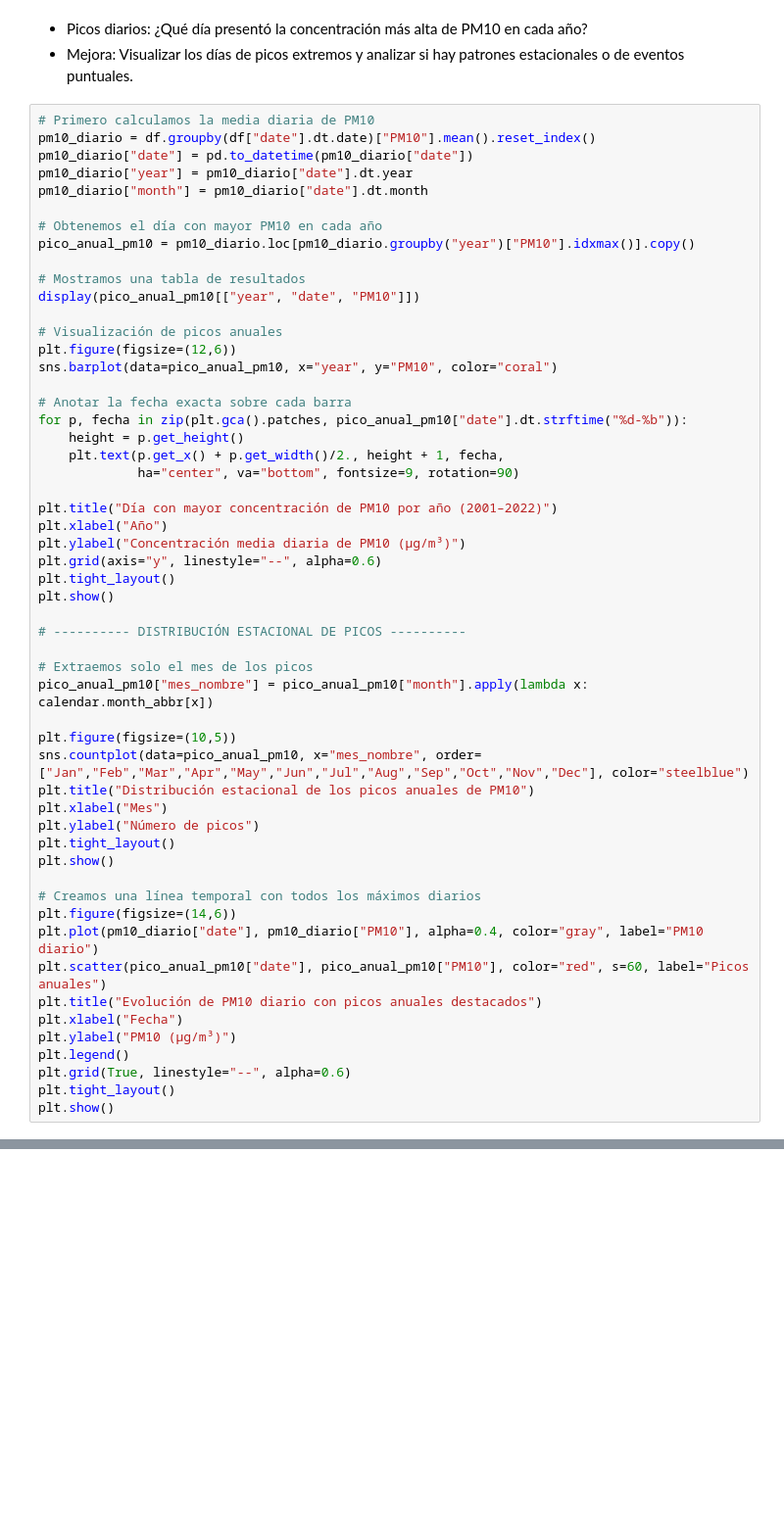
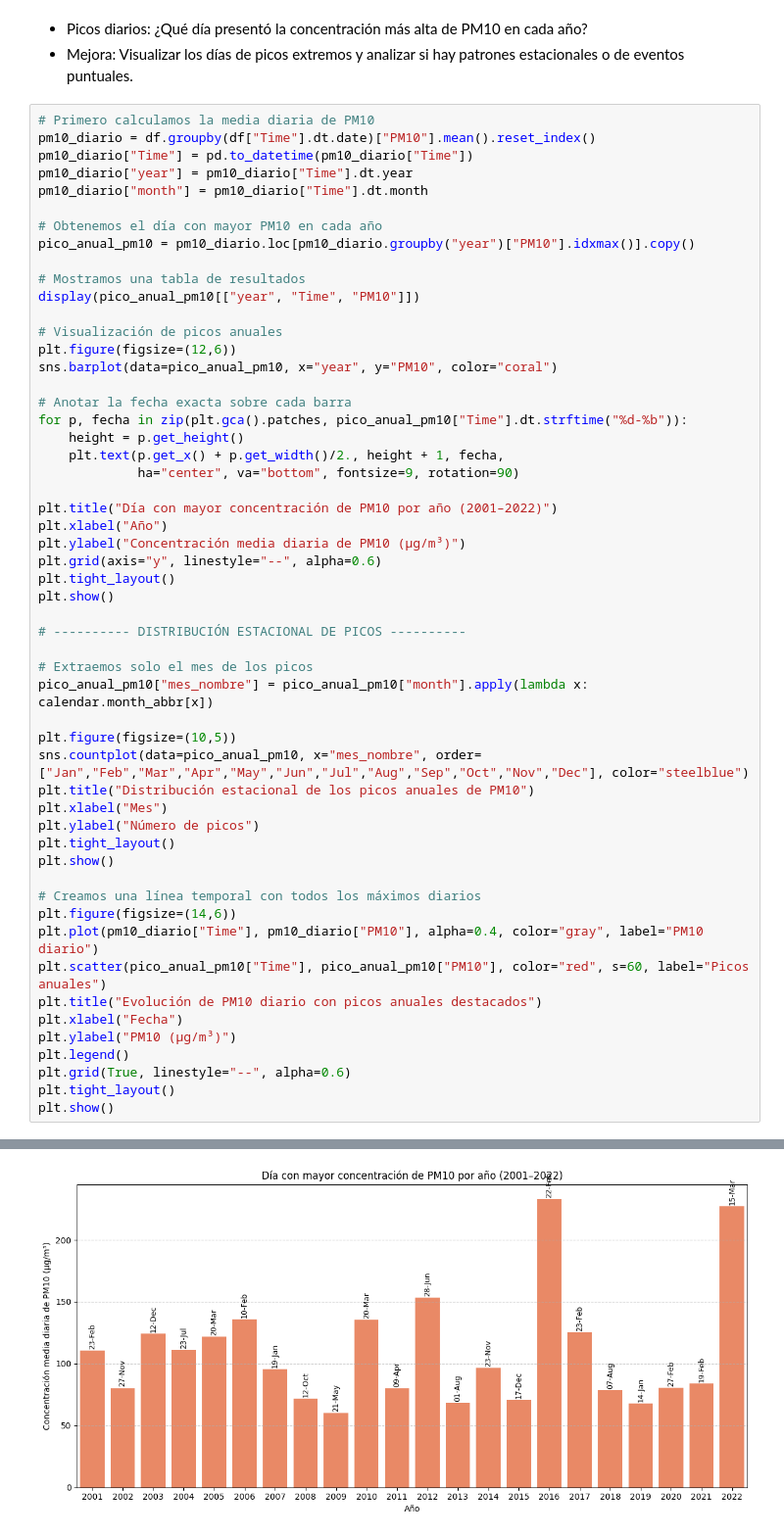
Before and after one commit to thisisrober/analisis-exploratorio-dataset-airquality-madrid, a Jupyter notebook: notebook.ipynb, the cells around one changed output, grey strips where cells are left out. Shown at 98% size. Cells and saved outputs as stored; diff of their text form; blank space fills up the shorter version.

```diff
--- a/notebook.ipynb
+++ b/notebook.ipynb
@@ -292,23 +375,23 @@ plt.show()
 - Mejora: Visualizar los días de picos extremos y analizar si hay patrones estacionales o de eventos puntuales.
 # %%
 # Primero calculamos la media diaria de PM10
-pm10_diario = df.groupby(df["date"].dt.date)["PM10"].mean().reset_index()
-pm10_diario["date"] = pd.to_datetime(pm10_diario["date"])
-pm10_diario["year"] = pm10_diario["date"].dt.year
-pm10_diario["month"] = pm10_diario["date"].dt.month
+pm10_diario = df.groupby(df["Time"].dt.date)["PM10"].mean().reset_index()
+pm10_diario["Time"] = pd.to_datetime(pm10_diario["Time"])
+pm10_diario["year"] = pm10_diario["Time"].dt.year
+pm10_diario["month"] = pm10_diario["Time"].dt.month
 
 # Obtenemos el día con mayor PM10 en cada año
 pico_anual_pm10 = pm10_diario.loc[pm10_diario.groupby("year")["PM10"].idxmax()].copy()
 
 # Mostramos una tabla de resultados
-display(pico_anual_pm10[["year", "date", "PM10"]])
+display(pico_anual_pm10[["year", "Time", "PM10"]])
 
 # Visualización de picos anuales
 plt.figure(figsize=(12,6))
 sns.barplot(data=pico_anual_pm10, x="year", y="PM10", color="coral")
 
 # Anotar la fecha exacta sobre cada barra
-for p, fecha in zip(plt.gca().patches, pico_anual_pm10["date"].dt.strftime("%d-%b")):
+for p, fecha in zip(plt.gca().patches, pico_anual_pm10["Time"].dt.strftime("%d-%b")):
     height = p.get_height()
     plt.text(p.get_x() + p.get_width()/2., height + 1, fecha,
              ha="center", va="bottom", fontsize=9, rotation=90)
@@ -335,8 +418,8 @@ plt.show()
 
 # Creamos una línea temporal con todos los máximos diarios
 plt.figure(figsize=(14,6))
-plt.plot(pm10_diario["date"], pm10_diario["PM10"], alpha=0.4, color="gray", label="PM10 diario")
-plt.scatter(pico_anual_pm10["date"], pico_anual_pm10["PM10"], color="red", s=60, label="Picos anuales")
+plt.plot(pm10_diario["Time"], pm10_diario["PM10"], alpha=0.4, color="gray", label="PM10 diario")
+plt.scatter(pico_anual_pm10["Time"], pico_anual_pm10["PM10"], color="red", s=60, label="Picos anuales")
 plt.title("Evolución de PM10 diario con picos anuales destacados")
 plt.xlabel("Fecha")
 plt.ylabel("PM10 (µg/m³)")
@@ -344,3 +427,4 @@ plt.legend()
 plt.grid(True, linestyle="--", alpha=0.6)
 plt.tight_layout()
 plt.show()
+# %% [output]
@@ -346,0 +448 @@ plt.show()
+[figure, added]
```
Also changed, not shown: parts of 26 cells of this notebook.
